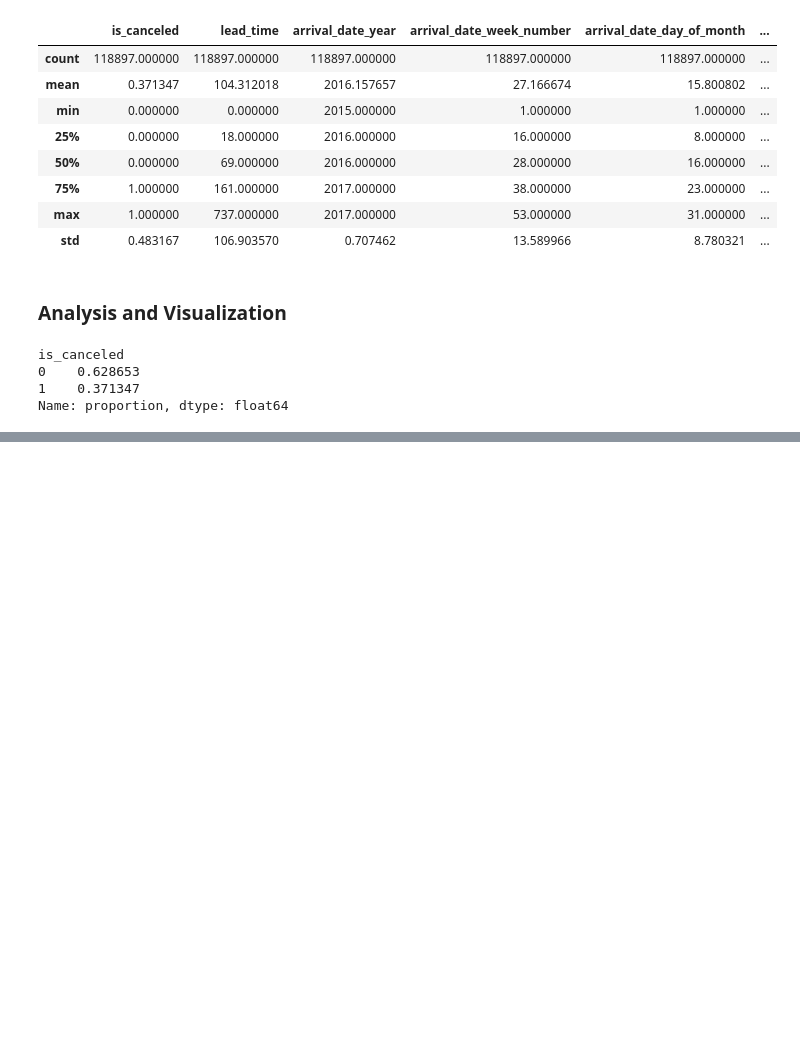
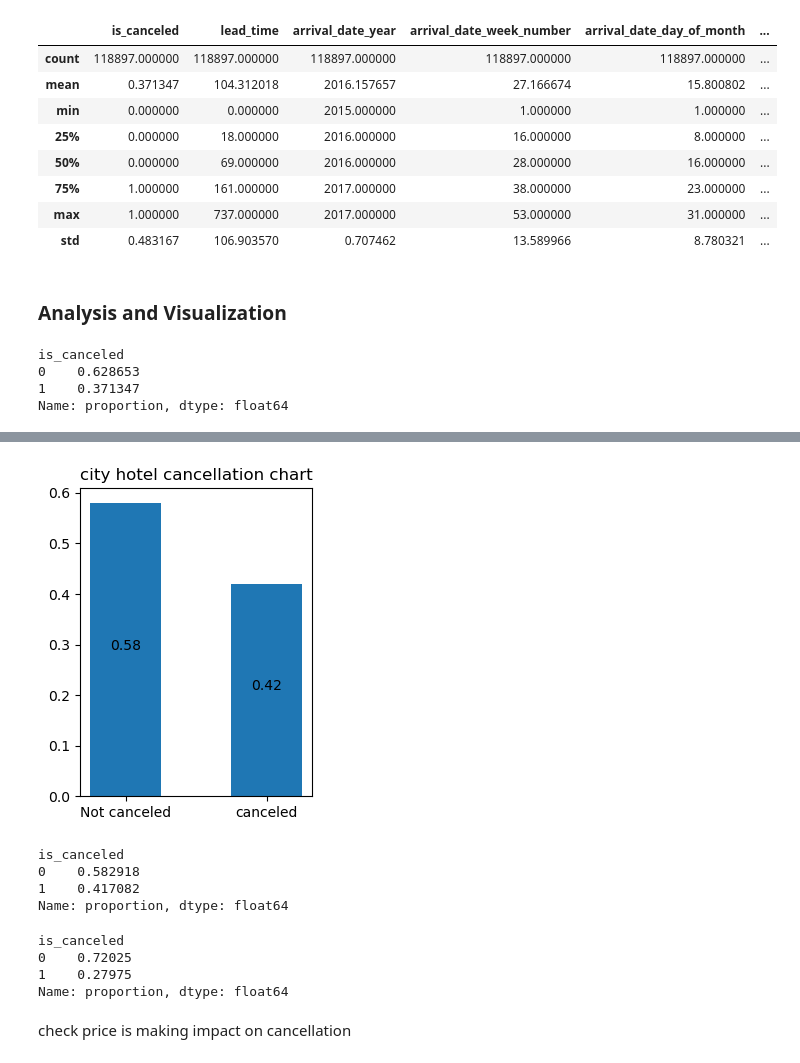
Before and after one commit to rupaparamihir/hotel_booking_analysis, a Jupyter notebook: hotel_booking_analysis.ipynb, the cells around one changed output, grey strips where cells are left out. Drawn from its saved outputs; the diff is of its cells as text; code cells hidden in the pictures; blank space fills up the shorter version.

```diff
--- a/hotel_booking_analysis.ipynb
+++ b/hotel_booking_analysis.ipynb
@@ -254,0 +283,35 @@ plt.show()
+# %%
+city_hotel_df = df[df['hotel']=='City Hotel']
+city_hotel_df1 = city_hotel_df['is_canceled'].value_counts()
+city_hotel_df1
+
+city_hotel_cancelation_percent_df = city_hotel_df['is_canceled'].value_counts(normalize=True).round(2)
+
+plt.figure(figsize=(3,4))
+plt.title('city hotel cancellation chart')
+plt.bar(['Not canceled', 'canceled'], city_hotel_cancelation_percent_df, width=0.5)
+
+for i in range(len(city_hotel_cancelation_percent_df)):
+    plt.text(i, city_hotel_cancelation_percent_df[i]/2, city_hotel_cancelation_percent_df[i], ha='center')
+
+plt.show()
+# %% [output]
+[figure, added]
+# %%
+city_hotel_cancel_percent = city_hotel_df['is_canceled'].value_counts(normalize=True)
+city_hotel_cancel_percent
+# %% [output]
+is_canceled
+0    0.582918
+1    0.417082
+Name: proportion, dtype: float64
+# %%
+resort_hotel_cancel_percent = resort_hotel_df['is_canceled'].value_counts(normalize=True)
+resort_hotel_cancel_percent
+# %% [output]
+is_canceled
+0    0.72025
+1    0.27975
+Name: proportion, dtype: float64
+# %% [markdown]
+check price is making impact on cancellation
```
Also changed, not shown: parts of 22 cells of this notebook, 1 other file.
